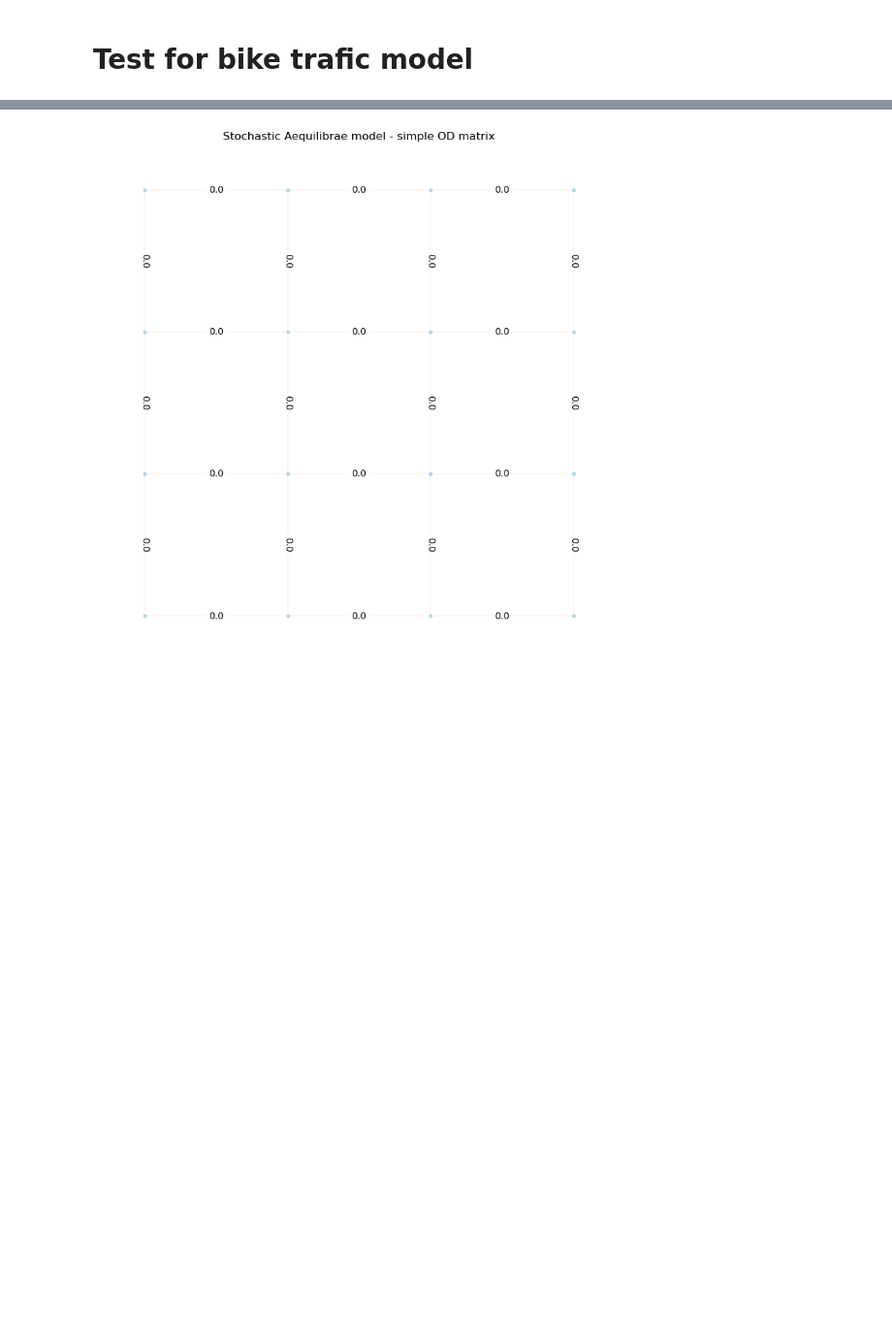
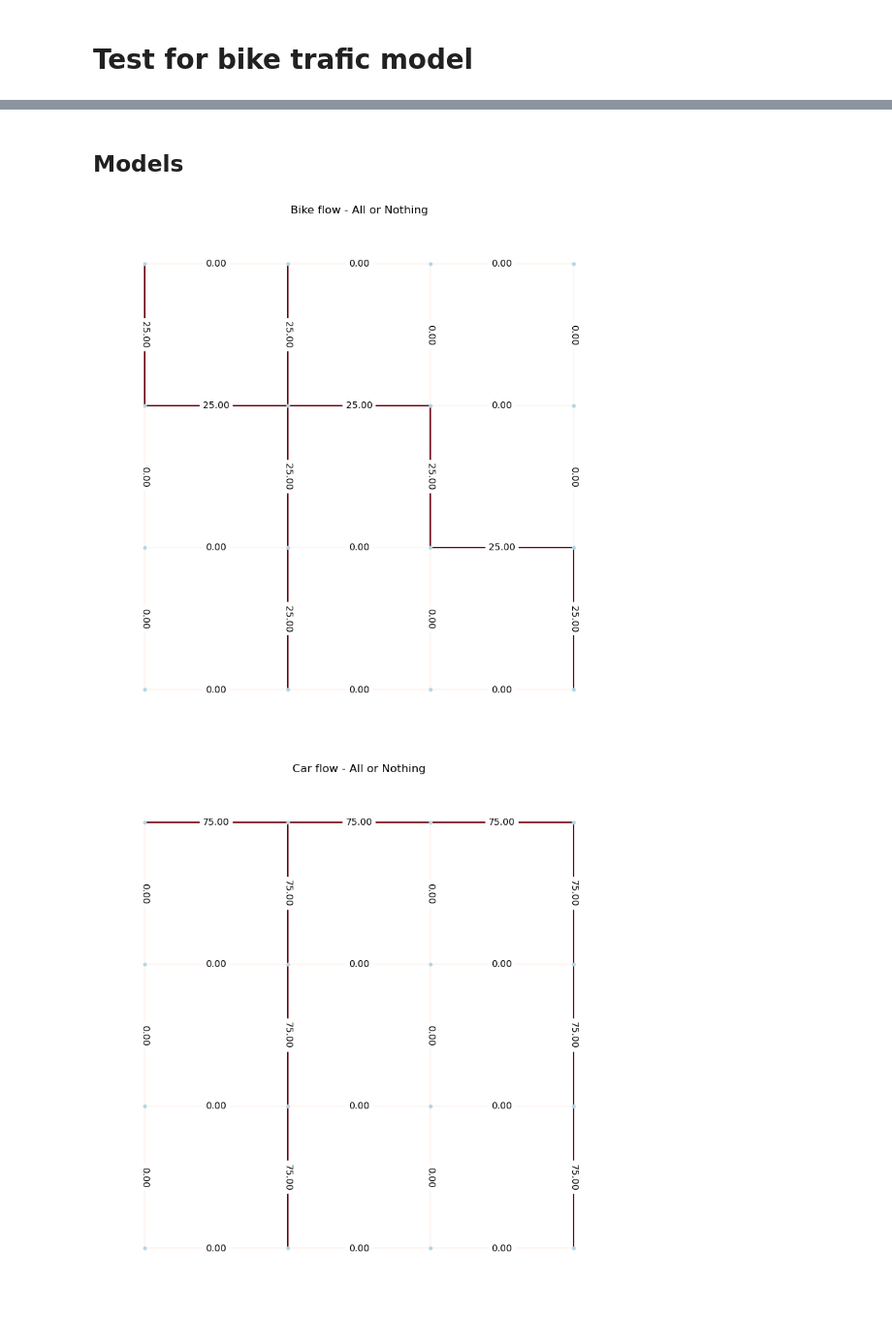
Before and after one commit to tim-lemm/code_these, a Jupyter notebook: notebooks/bike_model.ipynb, the cells around one changed output, grey strips where cells are left out. Shown at 97% size. Drawn from its saved outputs; the diff is of its cells as text; code cells hidden in the pictures; blank space fills up the shorter version.

```diff
--- a/notebooks/bike_model.ipynb
+++ b/notebooks/bike_model.ipynb
@@ -298,4 +255,9 @@ for u,v,d in G_2.edges(data=True):
-# %%
-plot_flow(G_2, "Stochastic Aequilibrae model - simple OD matrix", pos=pos)
-# %% [output]
-[figure, removed]
+# %%
+modal_share = {'bike': 0.25, 'car': 0.75}
+od_matrix = pd.DataFrame(0, index=range(1,17), columns=range(1,17))
+od_matrix.loc[1,16] = 100
+od_matrix.loc[2,14]=100
+od_bike = od_matrix.copy()
+od_bike = od_bike*modal_share['bike']
+od_car = od_matrix.copy()
+od_car = od_car*modal_share['car']
@@ -301,0 +266,10 @@ plot_flow(G_2, "Stochastic Aequilibrae model - simple OD matrix", pos=pos)
+# %% [markdown]
+## Models
+# %%
+model_all_or_nothing(G, od_bike, weigth='length_bi', flow_key='flow_bike')
+plot_flow(G, title="Bike flow - All or Nothing", pos=pos, flow_key='flow_bike')
+model_all_or_nothing(G, od_car, weigth='length', flow_key='flow_car')
+plot_flow(G, title="Car flow - All or Nothing", pos=pos, flow_key='flow_car')
+# %% [output]
+[figure, added]
+[figure, added]
```
Also changed, not shown: parts of 23 cells of this notebook, 1 other file.
